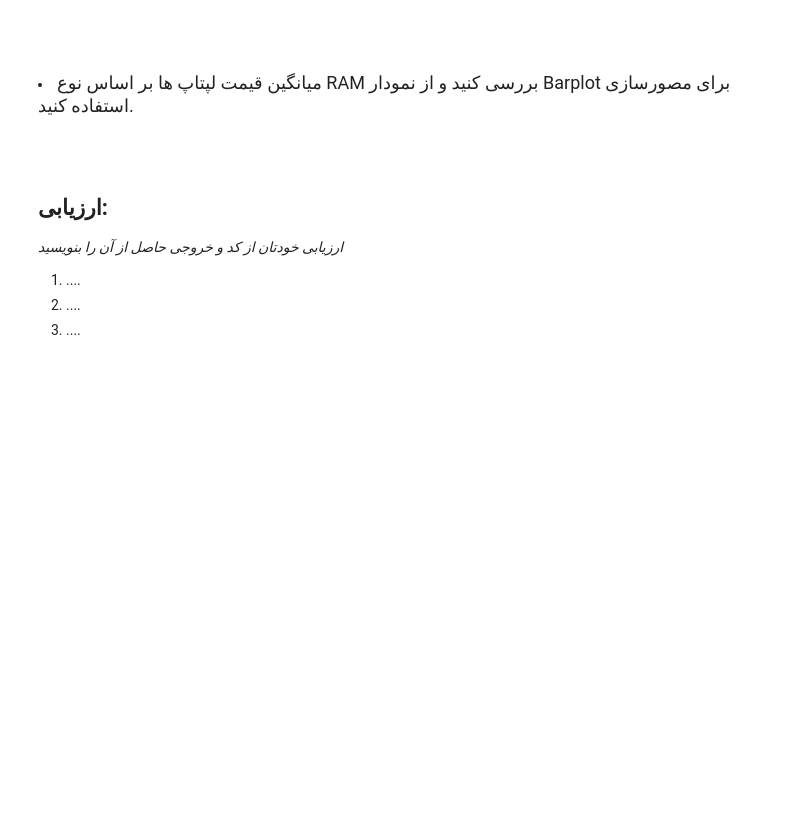
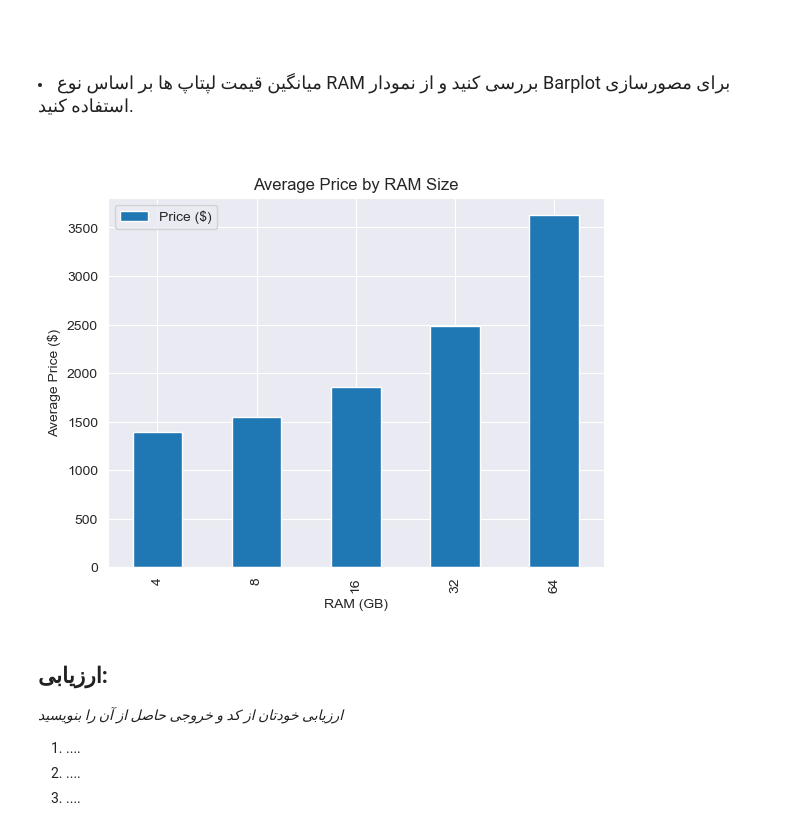
Before and after one commit to mobinym/Predict_Laptop_Price, a Jupyter notebook: Exercise 2.ipynb, the cells around one changed output. Saved outputs shown, nothing was run; the diff lists cells and outputs as text; code cells hidden in the pictures; blank space fills up the shorter version.

```diff
--- a/Exercise 2.ipynb
+++ b/Exercise 2.ipynb
@@ -506,3 +527,13 @@ plt.show()
+# %%
+# TODO: میانگین قیمت بر اساس RAM
+df_pivot = df.pivot_table(values='Price ($)', index='RAM (GB)', aggfunc='mean')
+df_pivot.plot(kind='bar')
+plt.title('Average Price by RAM Size')
+plt.xlabel('RAM (GB)', fontsize=10)
+plt.ylabel('Average Price ($)', fontsize=10)
+plt.show()
+# %% [output]
+[figure, added]
 # %% [markdown]
 ## ارزیابی:
 *ارزیابی خودتان از کد و خروجی حاصل از آن را بنویسید*
```
Also changed, not shown: parts of 72 cells of this notebook, 1 other file.
